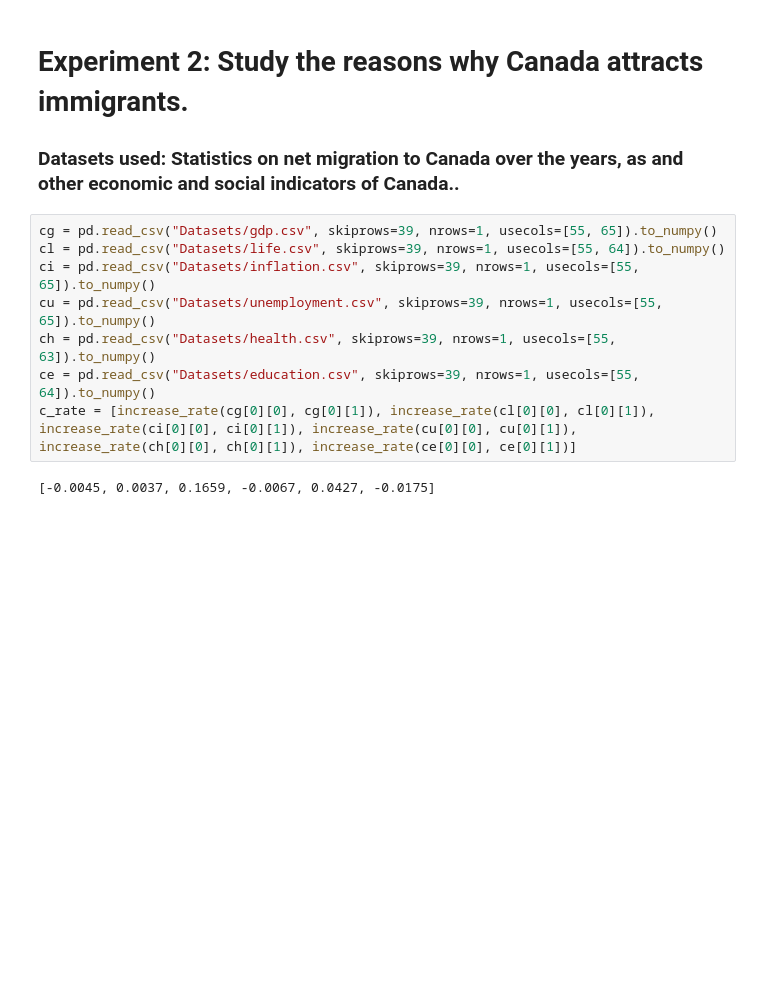
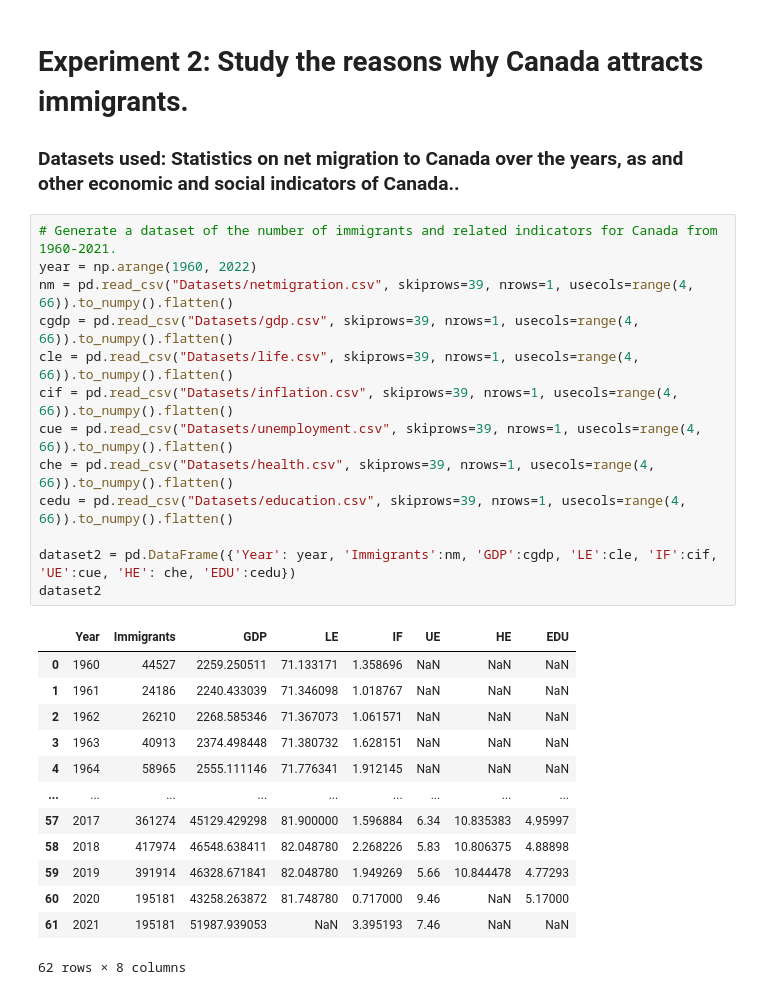
Before and after one commit to Hongwei-Z/CanadianImmigrationStudy, a Jupyter notebook: Main.ipynb, the cells around one changed output. Cells and saved outputs as stored; diff of their text form; blank space fills up the shorter version.

Commit message:
generate dataset for experiment 2

```diff
--- a/Main.ipynb
+++ b/Main.ipynb
@@ -381,12 +381,29 @@ dend=sch.dendrogram(sch.linkage(comb_data,method='ward'), labels=a)
 # Experiment 2: Study the reasons why Canada attracts immigrants.
 ### Datasets used: Statistics on net migration to Canada over the years, as and other economic and social indicators of Canada..
 # %%
-cg = pd.read_csv("Datasets/gdp.csv", skiprows=39, nrows=1, usecols=[55, 65]).to_numpy()
-cl = pd.read_csv("Datasets/life.csv", skiprows=39, nrows=1, usecols=[55, 64]).to_numpy()
-ci = pd.read_csv("Datasets/inflation.csv", skiprows=39, nrows=1, usecols=[55, 65]).to_numpy()
-cu = pd.read_csv("Datasets/unemployment.csv", skiprows=39, nrows=1, usecols=[55, 65]).to_numpy()
-ch = pd.read_csv("Datasets/health.csv", skiprows=39, nrows=1, usecols=[55, 63]).to_numpy()
-ce = pd.read_csv("Datasets/education.csv", skiprows=39, nrows=1, usecols=[55, 64]).to_numpy()
-c_rate = [increase_rate(cg[0][0], cg[0][1]), increase_rate(cl[0][0], cl[0][1]), increase_rate(ci[0][0], ci[0][1]), increase_rate(cu[0][0], cu[0][1]), increase_rate(ch[0][0], ch[0][1]), increase_rate(ce[0][0], ce[0][1])]
+# Generate a dataset of the number of immigrants and related indicators for Canada from 1960-2021.
+year = np.arange(1960, 2022)
+nm = pd.read_csv("Datasets/netmigration.csv", skiprows=39, nrows=1, usecols=range(4, 66)).to_numpy().flatten()
+cgdp = pd.read_csv("Datasets/gdp.csv", skiprows=39, nrows=1, usecols=range(4, 66)).to_numpy().flatten()
+cle = pd.read_csv("Datasets/life.csv", skiprows=39, nrows=1, usecols=range(4, 66)).to_numpy().flatten()
+cif = pd.read_csv("Datasets/inflation.csv", skiprows=39, nrows=1, usecols=range(4, 66)).to_numpy().flatten()
+cue = pd.read_csv("Datasets/unemployment.csv", skiprows=39, nrows=1, usecols=range(4, 66)).to_numpy().flatten()
+che = pd.read_csv("Datasets/health.csv", skiprows=39, nrows=1, usecols=range(4, 66)).to_numpy().flatten()
+cedu = pd.read_csv("Datasets/education.csv", skiprows=39, nrows=1, usecols=range(4, 66)).to_numpy().flatten()
+
+dataset2 = pd.DataFrame({'Year': year, 'Immigrants':nm, 'GDP':cgdp, 'LE':cle, 'IF':cif, 'UE':cue, 'HE': che, 'EDU':cedu})
+dataset2
 # %% [output]
+|  | Year | Immigrants | GDP | LE | IF | UE | HE | EDU |
+| 0 | 1960 | 44527 | 2259.250511 | 71.133171 | 1.358696 | NaN | NaN | NaN |
+| 1 | 1961 | 24186 | 2240.433039 | 71.346098 | 1.018767 | NaN | NaN | NaN |
+| 2 | 1962 | 26210 | 2268.585346 | 71.367073 | 1.061571 | NaN | NaN | NaN |
+| 3 | 1963 | 40913 | 2374.498448 | 71.380732 | 1.628151 | NaN | NaN | NaN |
+| 4 | 1964 | 58965 | 2555.111146 | 71.776341 | 1.912145 | NaN | NaN | NaN |
+| ... | ... | ... | ... | ... | ... | ... | ... | ... |
+| 57 | 2017 | 361274 | 45129.429298 | 81.900000 | 1.596884 | 6.34 | 10.835383 | 4.95997 |
+| 58 | 2018 | 417974 | 46548.638411 | 82.048780 | 2.268226 | 5.83 | 10.806375 | 4.88898 |
+| 59 | 2019 | 391914 | 46328.671841 | 82.048780 | 1.949269 | 5.66 | 10.844478 | 4.77293 |
+| 60 | 2020 | 195181 | 43258.263872 | 81.748780 | 0.717000 | 9.46 | NaN | 5.17000 |
+| 61 | 2021 | 195181 | 51987.939053 | NaN | 3.395193 | 7.46 | NaN | NaN |
-[-0.0045, 0.0037, 0.1659, -0.0067, 0.0427, -0.0175]
+62 rows × 8 columns
```
Also changed, not shown: parts of 6 cells of this notebook.
